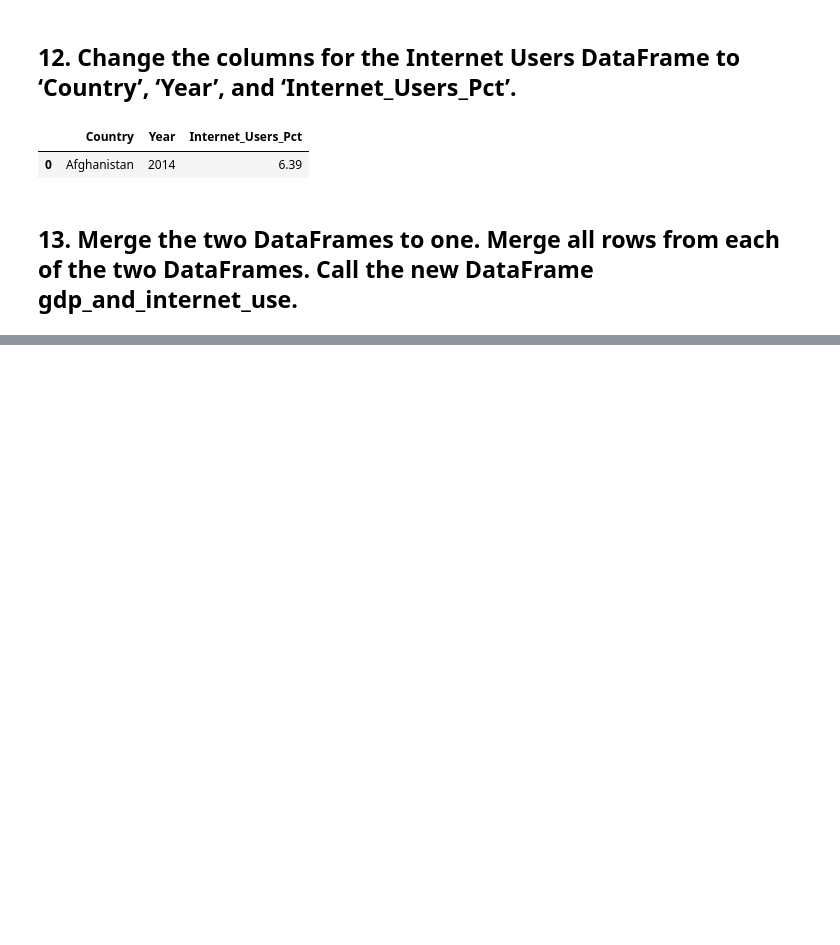
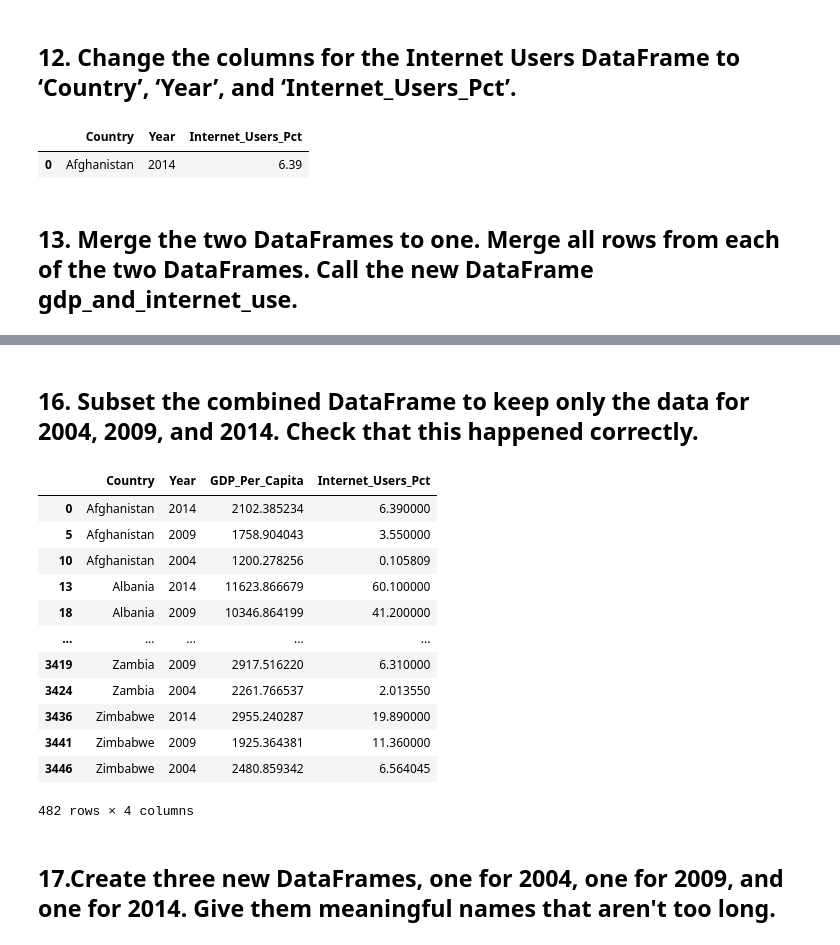
Before and after one commit to NSS-Data-Analytics-Cohort-7/gdp-and-internet-usage-kalmckin, a Jupyter notebook: Notebooks/gdp_and_internet_usage_kalmckin_notebook.ipynb, the cells around one changed output, grey strips where cells are left out. Drawn from its saved outputs; the diff is of its cells as text; code cells hidden in the pictures; blank space fills up the shorter version.

```diff
--- a/Notebooks/gdp_and_internet_usage_kalmckin_notebook.ipynb
+++ b/Notebooks/gdp_and_internet_usage_kalmckin_notebook.ipynb
@@ -157,0 +181,21 @@ display(gdp_and_internet_use)
+# %% [markdown]
+## 16. Subset the combined DataFrame to keep only the data for 2004, 2009, and 2014. Check that this happened correctly.
+# %%
+gdp_and_internet_use = gdp_and_internet_use[gdp_and_internet_use["Year"].isin([2004,2009,2014])]
+display(gdp_and_internet_use)
+# %% [output]
+|  | Country | Year | GDP_Per_Capita | Internet_Users_Pct |
+| 0 | Afghanistan | 2014 | 2102.385234 | 6.390000 |
+| 5 | Afghanistan | 2009 | 1758.904043 | 3.550000 |
+| 10 | Afghanistan | 2004 | 1200.278256 | 0.105809 |
+| 13 | Albania | 2014 | 11623.866679 | 60.100000 |
+| 18 | Albania | 2009 | 10346.864199 | 41.200000 |
+| ... | ... | ... | ... | ... |
+| 3419 | Zambia | 2009 | 2917.516220 | 6.310000 |
+| 3424 | Zambia | 2004 | 2261.766537 | 2.013550 |
+| 3436 | Zimbabwe | 2014 | 2955.240287 | 19.890000 |
+| 3441 | Zimbabwe | 2009 | 1925.364381 | 11.360000 |
+| 3446 | Zimbabwe | 2004 | 2480.859342 | 6.564045 |
+482 rows × 4 columns
+# %% [markdown]
+## 17.Create three new DataFrames, one for 2004, one for 2009, and one for 2014. Give them meaningful names that aren't too long.
```
Also changed, not shown: parts of 5 cells of this notebook.
